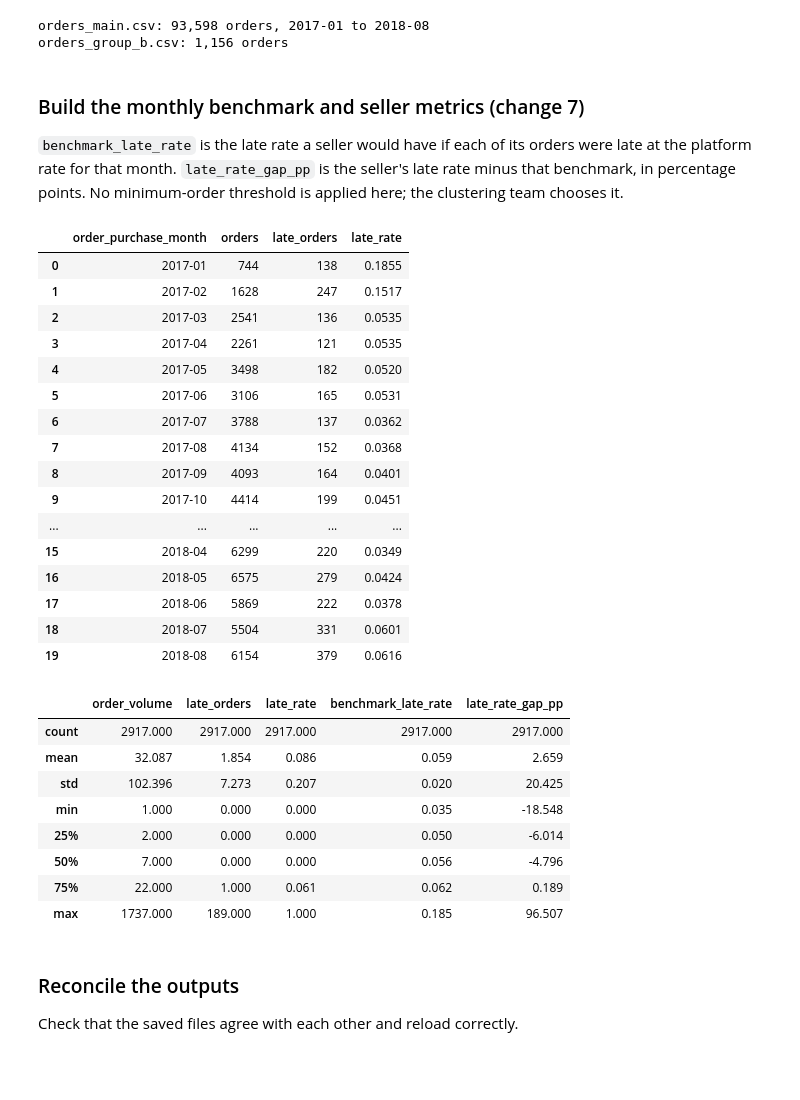
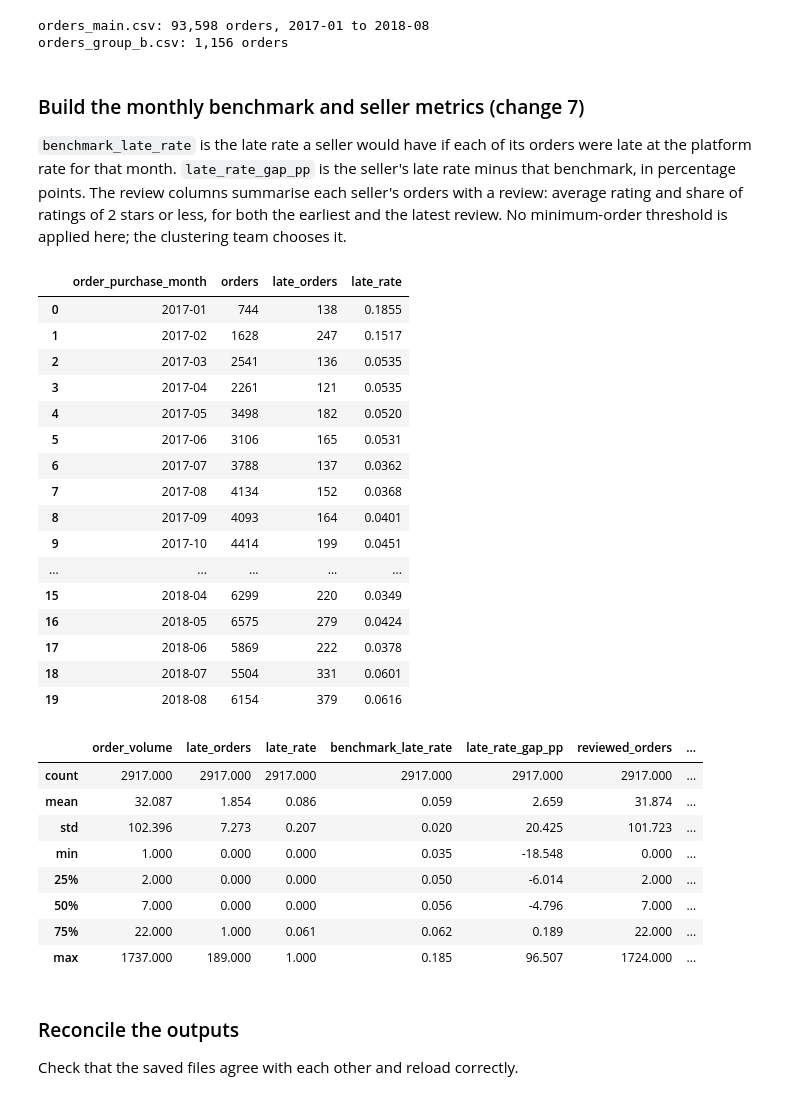
Before and after one commit to RitaMa1999/Python-Group-Project---ECommerce, a Jupyter notebook: notebooks/01_cleaning.ipynb, the cells around one changed output. Cells and saved outputs as stored; diff of their text form; code cells hidden in the pictures; blank space fills up the shorter version.

```diff
--- a/notebooks/01_cleaning.ipynb
+++ b/notebooks/01_cleaning.ipynb
@@ -29,9 +31,14 @@ output_dir.mkdir(parents=True, exist_ok=True)
 
 orders = pd.read_csv(f"{data_url}/olist_orders_dataset.csv")
 order_items = pd.read_csv(f"{data_url}/olist_order_items_dataset.csv")
+reviews = pd.read_csv(
+    f"{data_url}/olist_order_reviews_dataset.csv",
+    parse_dates=["review_creation_date", "review_answer_timestamp"],
+)
 
 print(f"orders: {len(orders):,} rows")
 print(f"order_items: {len(order_items):,} rows")
+print(f"reviews: {len(reviews):,} rows")
 # %% [output]
 orders: 99,441 rows
 order_items: 112,650 rows
@@ -466,0 +516,27 @@ Deadline clock time = approval clock time: 82%
+# %%
+reviews_in_time_order = reviews.sort_values(["review_creation_date", "review_answer_timestamp"])
+first_reviews = (
+    reviews_in_time_order.drop_duplicates("order_id", keep="first")[["order_id", "review_score"]]
+    .rename(columns={"review_score": "review_score_first"})
+)
+last_reviews = (
+    reviews_in_time_order.drop_duplicates("order_id", keep="last")[["order_id", "review_score"]]
+    .rename(columns={"review_score": "review_score_last"})
+)
+order_reviews = first_reviews.merge(last_reviews, on="order_id", validate="one_to_one")
+
+clean_orders = clean_orders.merge(order_reviews, on="order_id", how="left", validate="one_to_one")
+group_b_orders = group_b_orders.merge(order_reviews, on="order_id", how="left", validate="one_to_one")
+
+has_review = clean_orders["review_score_last"].notna()
+score_changed = has_review & clean_orders["review_score_first"].ne(clean_orders["review_score_last"])
+print(f"Main sample orders without a review: {(~has_review).sum():,} ({(~has_review).mean():.1%})")
+print(f"Main sample orders whose first and last score differ: {score_changed.sum():,} ({score_changed.mean():.1%})")
+print(f"Group B orders without a review: {group_b_orders['review_score_last'].isna().sum():,}")
+
+display(
+    clean_orders.groupby("late_handover")[["review_score_first", "review_score_last"]]
+    .mean()
+    .rename(index={False: "on time", True: "late"})
+    .round(2)
+)
@@ -479,6 +563,8 @@ order_columns = [
     "shipping_limit_date",
     "order_purchase_month",
     "late_handover",
+    "review_score_first",
+    "review_score_last",
 ]
 orders_main = clean_orders[order_columns].sort_values("order_purchase_timestamp").reset_index(drop=True)
 orders_group_b = group_b_orders[order_columns].sort_values("order_purchase_timestamp").reset_index(drop=True)
@@ -495,7 +581,7 @@ orders_group_b.csv: 1,156 orders
 # %% [markdown]
 ### Build the monthly benchmark and seller metrics (change 7)
 
-`benchmark_late_rate` is the late rate a seller would have if each of its orders were late at the platform rate for that month. `late_rate_gap_pp` is the seller's late rate minus that benchmark, in percentage points. No minimum-order threshold is applied here; the clustering team chooses it.
+`benchmark_late_rate` is the late rate a seller would have if each of its orders were late at the platform rate for that month. `late_rate_gap_pp` is the seller's late rate minus that benchmark, in percentage points. The review columns summarise each seller's orders with a review: average rating and share of ratings of 2 stars or less, for both the earliest and the latest review. No minimum-order threshold is applied here; the clustering team chooses it.
 # %%
 monthly_benchmark = (
     orders_main.groupby("order_purchase_month", as_index=False)
@@ -515,48 +601,54 @@ seller_metrics = (
         order_volume=("order_id", "size"),
         late_orders=("late_handover", "sum"),
         benchmark_late_rate=("month_late_rate", "mean"),
+        reviewed_orders=("review_score_last", "count"),
+        avg_review_first=("review_score_first", "mean"),
+        avg_review_last=("review_score_last", "mean"),
+        low_review_share_first=("review_score_first", lambda score: score.dropna().le(2).mean()),
+        low_review_share_last=("review_score_last", lambda score: score.dropna().le(2).mean()),
     )
 )
 seller_metrics["late_rate"] = seller_metrics["late_orders"] / seller_metrics["order_volume"]
 seller_metrics["late_rate_gap_pp"] = (
     seller_metrics["late_rate"].sub(seller_metrics["benchmark_late_rate"]).mul(100)
 )
 seller_metrics = seller_metrics[
-    ["seller_id", "order_volume", "late_orders", "late_rate", "benchmark_late_rate", "late_rate_gap_pp"]
+    ["seller_id", "order_volume", "late_orders", "late_rate", "benchmark_late_rate", "late_rate_gap_pp",
+     "reviewed_orders", "avg_review_first", "avg_review_last", "low_review_share_first", "low_review_share_last"]
 ]
 
 monthly_benchmark.to_csv(output_dir / "monthly_benchmark.csv", index=False)
 seller_metrics.to_csv(output_dir / "seller_metrics.csv", index=False)
 
 display(monthly_benchmark.round(4))
 display(seller_metrics.describe().round(3))
 # %% [output]
 |  | order_purchase_month | orders | late_orders | late_rate |
 | 0 | 2017-01 | 744 | 138 | 0.1855 |
 | 1 | 2017-02 | 1628 | 247 | 0.1517 |
 | 2 | 2017-03 | 2541 | 136 | 0.0535 |
 | 3 | 2017-04 | 2261 | 121 | 0.0535 |
 | 4 | 2017-05 | 3498 | 182 | 0.0520 |
 | 5 | 2017-06 | 3106 | 165 | 0.0531 |
 | 6 | 2017-07 | 3788 | 137 | 0.0362 |
 | 7 | 2017-08 | 4134 | 152 | 0.0368 |
 | 8 | 2017-09 | 4093 | 164 | 0.0401 |
 | 9 | 2017-10 | 4414 | 199 | 0.0451 |
 | ... | ... | ... | ... | ... |
 | 15 | 2018-04 | 6299 | 220 | 0.0349 |
 | 16 | 2018-05 | 6575 | 279 | 0.0424 |
 | 17 | 2018-06 | 5869 | 222 | 0.0378 |
 | 18 | 2018-07 | 5504 | 331 | 0.0601 |
 | 19 | 2018-08 | 6154 | 379 | 0.0616 |
-|  | order_volume | late_orders | late_rate | benchmark_late_rate | late_rate_gap_pp |
-| count | 2917.000 | 2917.000 | 2917.000 | 2917.000 | 2917.000 |
-| mean | 32.087 | 1.854 | 0.086 | 0.059 | 2.659 |
-| std | 102.396 | 7.273 | 0.207 | 0.020 | 20.425 |
-| min | 1.000 | 0.000 | 0.000 | 0.035 | -18.548 |
-| 25% | 2.000 | 0.000 | 0.000 | 0.050 | -6.014 |
-| 50% | 7.000 | 0.000 | 0.000 | 0.056 | -4.796 |
-| 75% | 22.000 | 1.000 | 0.061 | 0.062 | 0.189 |
-| max | 1737.000 | 189.000 | 1.000 | 0.185 | 96.507 |
+|  | order_volume | late_orders | late_rate | benchmark_late_rate | late_rate_gap_pp | reviewed_orders | ... |
+| count | 2917.000 | 2917.000 | 2917.000 | 2917.000 | 2917.000 | 2917.000 | ... |
+| mean | 32.087 | 1.854 | 0.086 | 0.059 | 2.659 | 31.874 | ... |
+| std | 102.396 | 7.273 | 0.207 | 0.020 | 20.425 | 101.723 | ... |
+| min | 1.000 | 0.000 | 0.000 | 0.035 | -18.548 | 0.000 | ... |
+| 25% | 2.000 | 0.000 | 0.000 | 0.050 | -6.014 | 2.000 | ... |
+| 50% | 7.000 | 0.000 | 0.000 | 0.056 | -4.796 | 7.000 | ... |
+| 75% | 22.000 | 1.000 | 0.061 | 0.062 | 0.189 | 22.000 | ... |
+| max | 1737.000 | 189.000 | 1.000 | 0.185 | 96.507 | 1724.000 | ... |
 # %% [markdown]
 ### Reconcile the outputs
 
```
Also changed, not shown: parts of 8 cells of this notebook, 5 other files.
